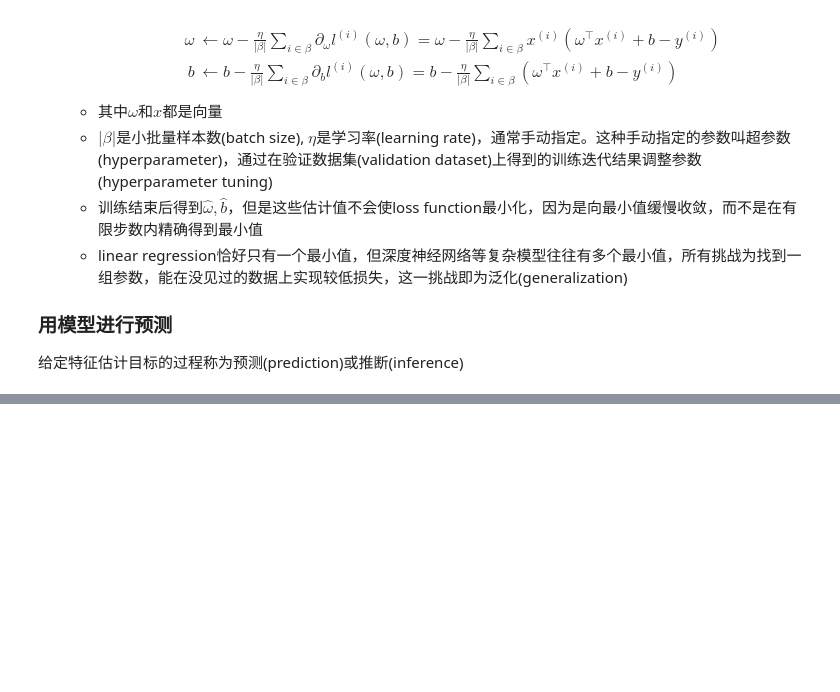
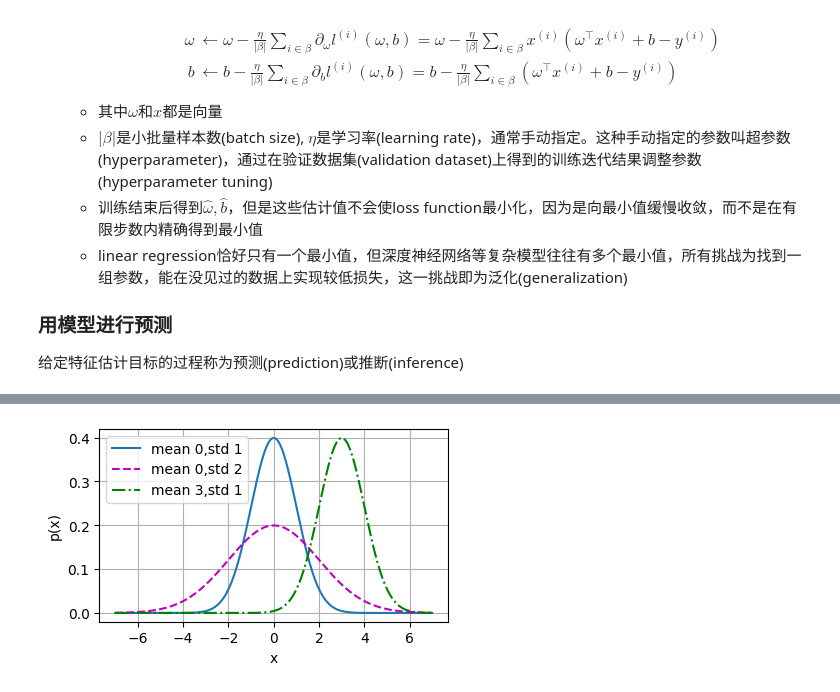
Before and after one commit to shuai-zz/dive_into_deep_learning, a Jupyter notebook: chapter3/1.linear_regression.ipynb, the cells around one changed output, grey strips where cells are left out. Cells and saved outputs as stored; diff of their text form; code cells hidden in the pictures; blank space fills up the shorter version.

```diff
--- a/chapter3/1.linear_regression.ipynb
+++ b/chapter3/1.linear_regression.ipynb
@@ -124,0 +168,13 @@ $$\hat{y}=\mathbf{X}\mathbf{\omega}+b$$
+# %%
+# 正态分布函数
+def normal(x,mu,sigma):
+    p=1/math.sqrt(2*math.pi*sigma**2)
+    return p*np.exp(-0.5*((x-mu)/sigma)**2)
+# %%
+# 可视化正态分布
+x=np.arange(-7,7,0.01)
+# (均值,标准差)
+params=[(0,1),(0,2),(3,1)]
+plot(x,[normal(x,mu,sigma) for mu,sigma in params],xlabel="x",ylabel="p(x)",figsize=(4.5,2.5),legend=[f'mean {mu},std {sigma}' for mu,sigma in params])
+# %% [output]
+[figure, added]
```
Also changed, not shown: parts of 9 cells of this notebook.
